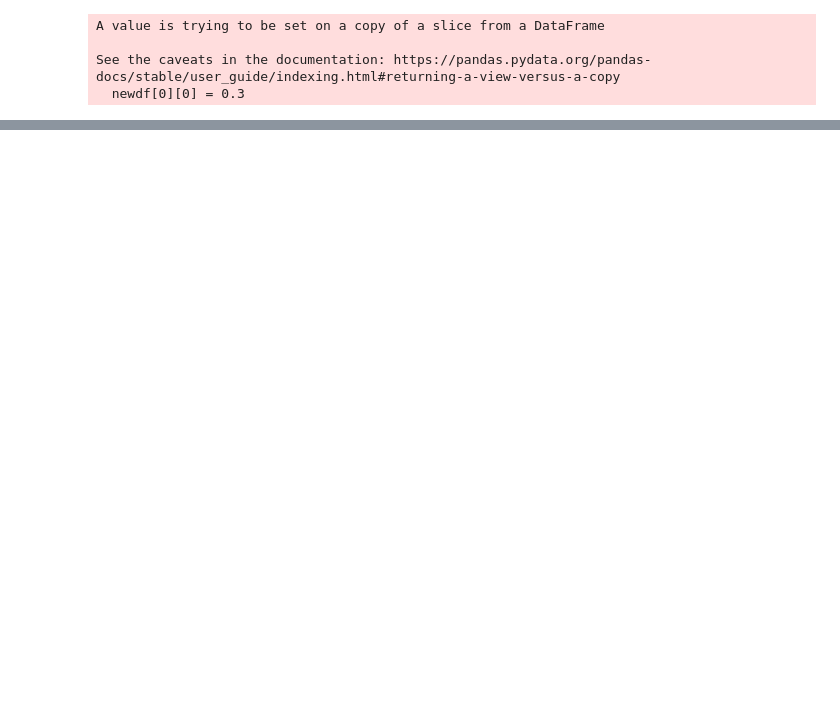
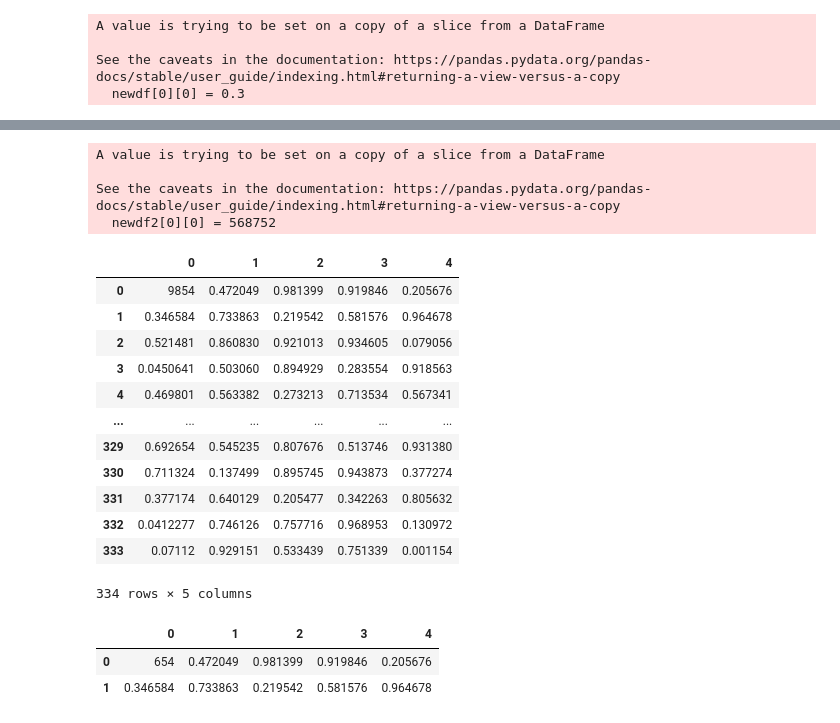
Before and after one commit to H3K4R/Pandas-tutorial, a Jupyter notebook: Pandas.ipynb, the cells around one changed output, grey strips where cells are left out. Cells and saved outputs as stored; diff of their text form; code cells hidden in the pictures; blank space fills up the shorter version.

Commit message:
Pandas Done

```diff
--- a/Pandas.ipynb
+++ b/Pandas.ipynb
@@ -318,0 +374,23 @@ newdf.sort_index(axis=1, ascending=False)
+# %%
+newdf2[0][0] = 568752
+# %% [output]
+A value is trying to be set on a copy of a slice from a DataFrame
+
+See the caveats in the documentation: https://pandas.pydata.org/pandas-docs/stable/user_guide/indexing.html#returning-a-view-versus-a-copy
+  newdf2[0][0] = 568752
+# %%
+newdf
+# %% [output]
+|  | 0 | 1 | 2 | 3 | 4 |
+| 0 | 9854 | 0.472049 | 0.981399 | 0.919846 | 0.205676 |
+| 1 | 0.346584 | 0.733863 | 0.219542 | 0.581576 | 0.964678 |
+| 2 | 0.521481 | 0.860830 | 0.921013 | 0.934605 | 0.079056 |
+| 3 | 0.0450641 | 0.503060 | 0.894929 | 0.283554 | 0.918563 |
+| 4 | 0.469801 | 0.563382 | 0.273213 | 0.713534 | 0.567341 |
+| ... | ... | ... | ... | ... | ... |
+| 329 | 0.692654 | 0.545235 | 0.807676 | 0.513746 | 0.931380 |
+| 330 | 0.711324 | 0.137499 | 0.895745 | 0.943873 | 0.377274 |
+| 331 | 0.377174 | 0.640129 | 0.205477 | 0.342263 | 0.805632 |
+| 332 | 0.0412277 | 0.746126 | 0.757716 | 0.968953 | 0.130972 |
+| 333 | 0.07112 | 0.929151 | 0.533439 | 0.751339 | 0.001154 |
+334 rows × 5 columns
@@ -318,0 +399,6 @@ newdf.sort_index(axis=1, ascending=False)
+# %%
+newdf.head(2)
+# %% [output]
+|  | 0 | 1 | 2 | 3 | 4 |
+| 0 | 654 | 0.472049 | 0.981399 | 0.919846 | 0.205676 |
+| 1 | 0.346584 | 0.733863 | 0.219542 | 0.581576 | 0.964678 |
```
Also changed, not shown: parts of 67 cells of this notebook, 1 other file.
